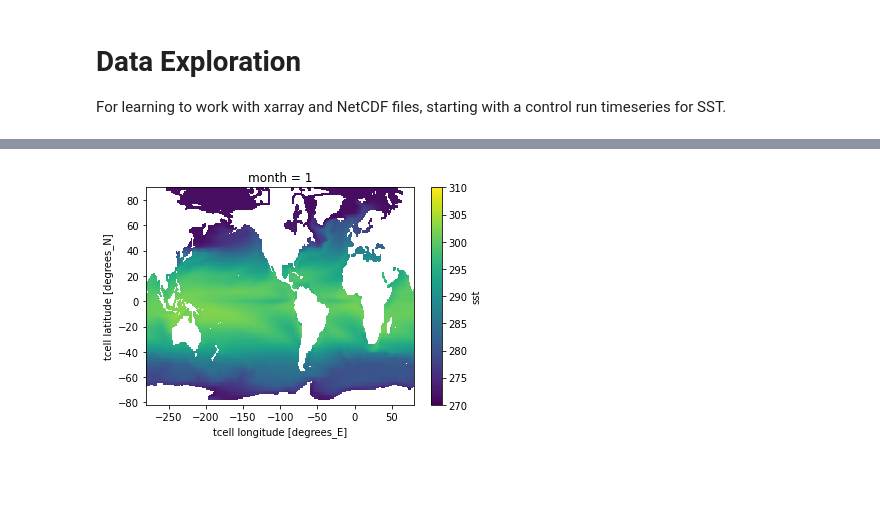
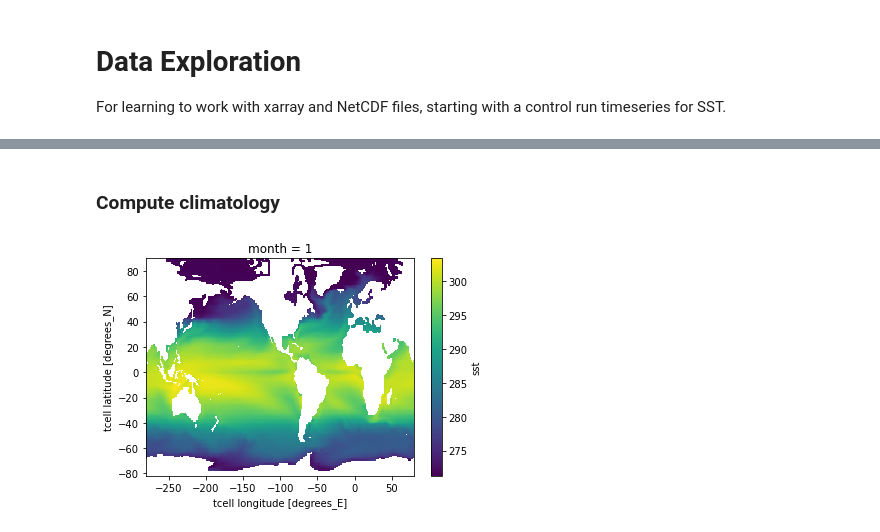
Before and after one commit to bbuchovecky/hmei, a Jupyter notebook: notebooks/data_exploration.ipynb, the cells around one changed output, grey strips where cells are left out. Saved outputs shown, nothing was run; the diff lists cells and outputs as text; code cells hidden in the pictures; blank space fills up the shorter version.

```diff
--- a/notebooks/data_exploration.ipynb
+++ b/notebooks/data_exploration.ipynb
@@ -50,6 +25,8 @@ def compute_month_climatology(x, var):
+# %% [markdown]
+### Compute climatology
 # %%
-sst_climatology = compute_month_climatology(ds, 'sst')
+sst_climatology = ds.groupby('time.month').mean()
 # %%
-jan_sst_plt = sst_climatology.isel(month=0).plot(vmin=270, vmax=310)
+jan_sst_climatology_plt = sst_climatology.sst.isel(month=0).plot()
 # %% [output]
-[figure, old version]
+[figure, new version]
```
Also changed, not shown: parts of 15 cells of this notebook, 1 other file.
